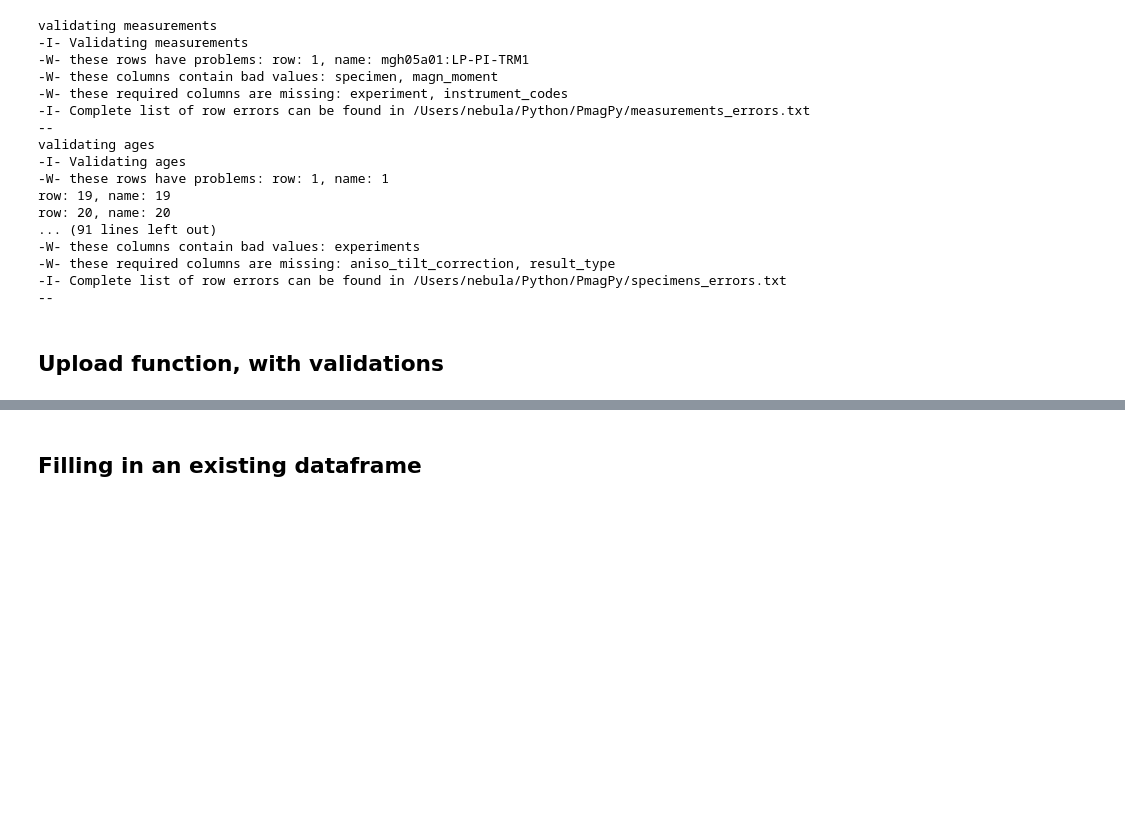
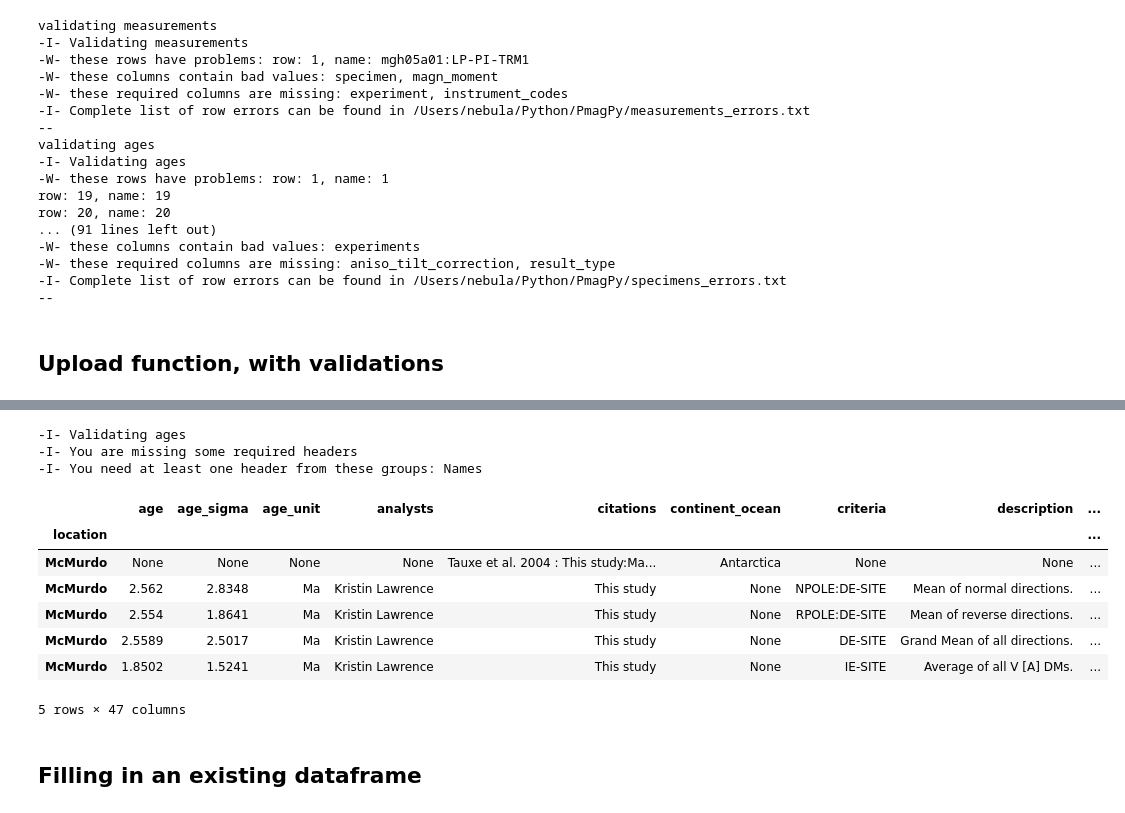
Before and after one commit to PmagPy/PmagPy, a Jupyter notebook: Uploading contributions.ipynb, the cells around one changed output, grey strips where cells are left out. Cells and saved outputs as stored; diff of their text form; code cells hidden in the pictures; blank space fills up the shorter version.

```diff
--- a/Uploading contributions.ipynb
+++ b/Uploading contributions.ipynb
@@ -336,5 +318,5 @@ failing_items
 # %%
-dir_path = os.path.join(os.getcwd(), '3_0', 'Megiddo')
-con = Contribution(directory=dir_path)
+dir_path = os.path.join(os.getcwd(), "3_0", "McMurdo")
+con = Contribution(dir_path)
 # %% [output]
 -I- Importing controlled vocabularies from https://earthref.org
@@ -414,3 +352,22 @@ missing column(s): aniso_tilt_correction, result_type
+# %%
+reload(vu3)
+if "location" in con.tables['ages'].df.columns:
+    con.tables['ages'].df.drop(["location", "site"], axis=1, inplace=True)
+con.tables['ages'].df.columns
+vu3.validate_table(con, "ages")
+con.tables['locations'].df
+# %% [output]
+-I- Validating ages
+-I- You are missing some required headers
+-I- You need at least one header from these groups: Names
+|  | age | age_sigma | age_unit | analysts | citations | continent_ocean | criteria | description | ... |
+| location |  |  |  |  |  |  |  |  | ... |
+| McMurdo | None | None | None | None | Tauxe et al. 2004 : This study:Ma... | Antarctica | None | None | ... |
+| McMurdo | 2.562 | 2.8348 | Ma | Kristin Lawrence | This study | None | NPOLE:DE-SITE | Mean of normal directions. | ... |
+| McMurdo | 2.554 | 1.8641 | Ma | Kristin Lawrence | This study | None | RPOLE:DE-SITE | Mean of reverse directions. | ... |
+| McMurdo | 2.5589 | 2.5017 | Ma | Kristin Lawrence | This study | None | DE-SITE | Grand Mean of all directions. | ... |
+| McMurdo | 1.8502 | 1.5241 | Ma | Kristin Lawrence | This study | None | IE-SITE | Average of all V [A] DMs. | ... |
+5 rows × 47 columns
 # %% [markdown]
 ## Filling in an existing dataframe
 # %%
```
Also changed, not shown: parts of 14 cells of this notebook, 3 other files.
